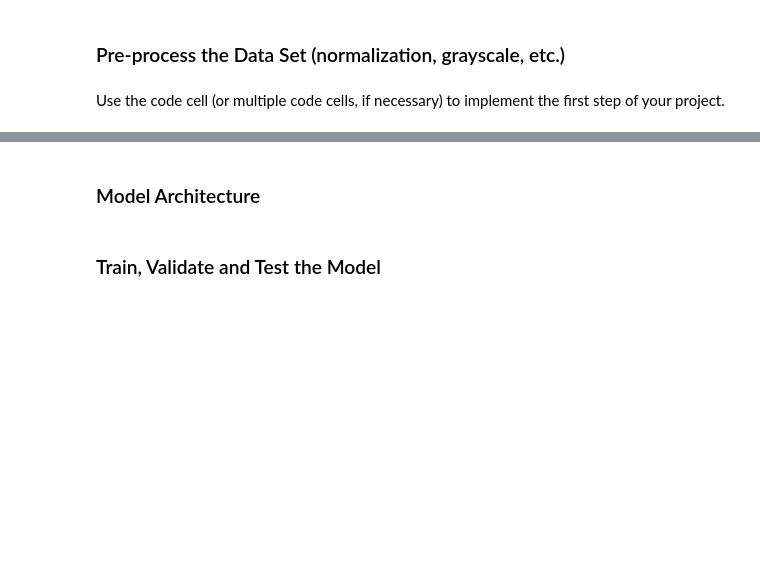
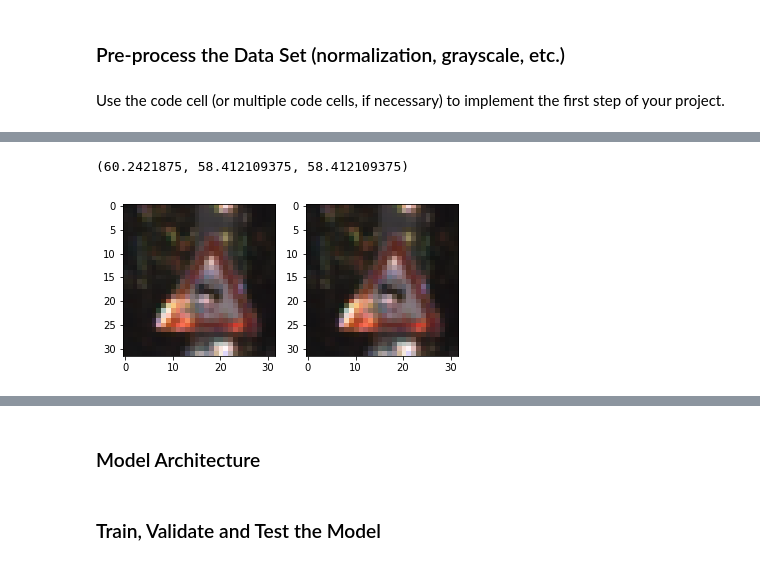
Before and after one commit to jShaoCX/CarND_Project2_Traffic_Signs, a Jupyter notebook: Traffic_Sign_Classifier.ipynb, the cells around one changed output, grey strips where cells are left out. Drawn from its saved outputs; the diff is of its cells as text; code cells hidden in the pictures; blank space fills up the shorter version.

```diff
--- a/Traffic_Sign_Classifier.ipynb
+++ b/Traffic_Sign_Classifier.ipynb
@@ -126,23 +130,3 @@ Here is an example of a [published baseline model on this problem](http://yann.l
 ### Pre-process the Data Set (normalization, grayscale, etc.)
 # %% [markdown]
 Use the code cell (or multiple code cells, if necessary) to implement the first step of your project.
-# %%
-### Preprocess the data here. Preprocessing steps could include normalization, converting to grayscale, etc.
-### Feel free to use as many code cells as needed.
-
-from sklearn.utils import shuffle
-import numpy as np
-import cv2 as cv
-
-X_train, y_train = shuffle(X_train, y_train)
-
-X_train_norm = np.zeros_like(X_train, dtype=float)
-
-np.copyto(X_train_norm,X_train,casting='unsafe')
-
-for i in range(0,X_train.shape[0]):
-    X_train_norm[i,:,:,0] = X_train_norm[i,:,:,0]/255.0
-    X_train_norm[i,:,:,1] = X_train_norm[i,:,:,1]/255.0
-    X_train_norm[i,:,:,2] = X_train_norm[i,:,:,2]/255.0
-print(X_train_norm[2000].shape)
-plt.imshow(X_train_norm[2000])
@@ -201,0 +133,42 @@ plt.imshow(X_train_top_left_rotate[2000])
+# %%
+from sklearn.utils import shuffle
+import numpy as np
+import cv2 as cv
+
+X_train, y_train = shuffle(X_train, y_train)
+
+X_train_norm = X_train.astype(np.float32)
+X_train_r_mean = np.mean(X_train[i,:,:,0])
+X_train_g_mean = np.mean(X_train[i,:,:,1])
+X_train_b_mean = np.mean(X_train[i,:,:,1])
+
+XRANGE = 255.0
+XMEAN = 128.0
+
+for i in range(0,X_train.shape[0]):
+    X_train_norm[i,:,:,0] = (X_train_norm[i,:,:,0]-128.0)/255.0#(X_train_norm[i,:,:,0]-X_train_r_mean)/255.0
+    X_train_norm[i,:,:,1] = (X_train_norm[i,:,:,1]-128.0)/255.0#(X_train_norm[i,:,:,1]-X_train_g_mean)/255.0
+    X_train_norm[i,:,:,2] = (X_train_norm[i,:,:,2]-128.0)/255.0#(X_train_norm[i,:,:,2]-X_train_b_mean)/255.0
+
+print((X_train_r_mean,X_train_g_mean,X_train_b_mean))
+
+fig = plt.figure()
+plt1 = plt.subplot(121)
+plt2 = plt.subplot(122)
+plt1.imshow(X_train[2000])
+plt2.imshow(X_train_norm[2000]+.5)
+
+X_valid_norm = X_valid.astype(np.float32)
+for i in range(0,X_valid.shape[0]):
+    X_valid_norm[i,:,:,0] = (X_valid_norm[i,:,:,0]-128.0)/255.0#(X_train_norm[i,:,:,0]-X_train_r_mean)/255.0
+    X_valid_norm[i,:,:,1] = (X_valid_norm[i,:,:,1]-128.0)/255.0#(X_train_norm[i,:,:,1]-X_train_g_mean)/255.0
+    X_valid_norm[i,:,:,2] = (X_valid_norm[i,:,:,2]-128.0)/255.0#(X_train_norm[i,:,:,2]-X_train_b_mean)/255.0
+
+X_test_norm = X_test.astype(np.float32)
+for i in range(0,X_test_norm.shape[0]):
+    X_test_norm[i,:,:,0] = (X_test_norm[i,:,:,0]-128.0)/255.0#(X_train_norm[i,:,:,0]-X_train_r_mean)/255.0
+    X_test_norm[i,:,:,1] = (X_test_norm[i,:,:,1]-128.0)/255.0#(X_train_norm[i,:,:,1]-X_train_g_mean)/255.0
+    X_test_norm[i,:,:,2] = (X_test_norm[i,:,:,2]-128.0)/255.0#(X_train_norm[i,:,:,2]-X_train_b_mean)/255.0
+# %% [output]
+(60.2421875, 58.412109375, 58.412109375)
+[figure, added]
```
Also changed, not shown: parts of 9 cells of this notebook, 10 other files.
